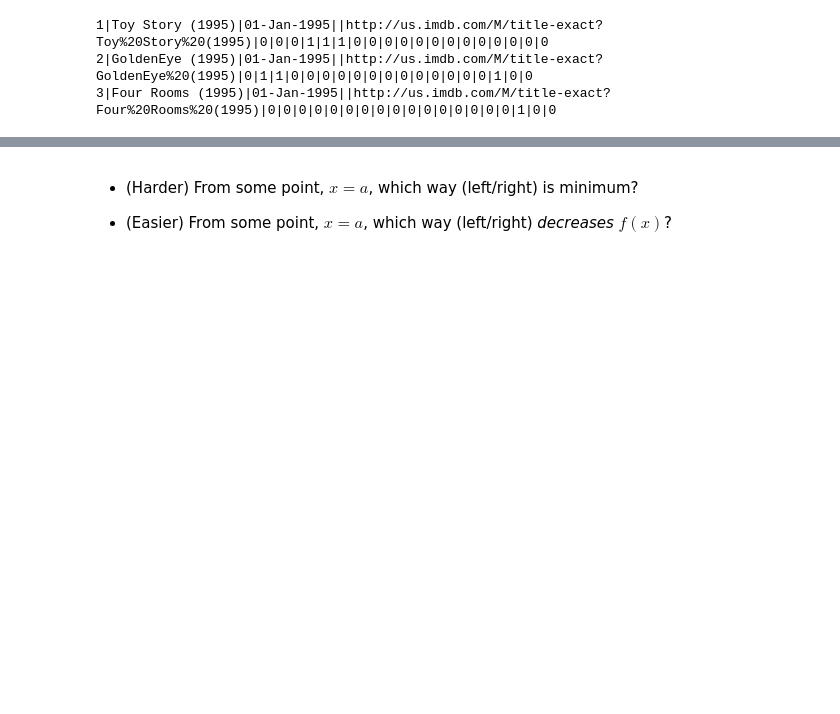
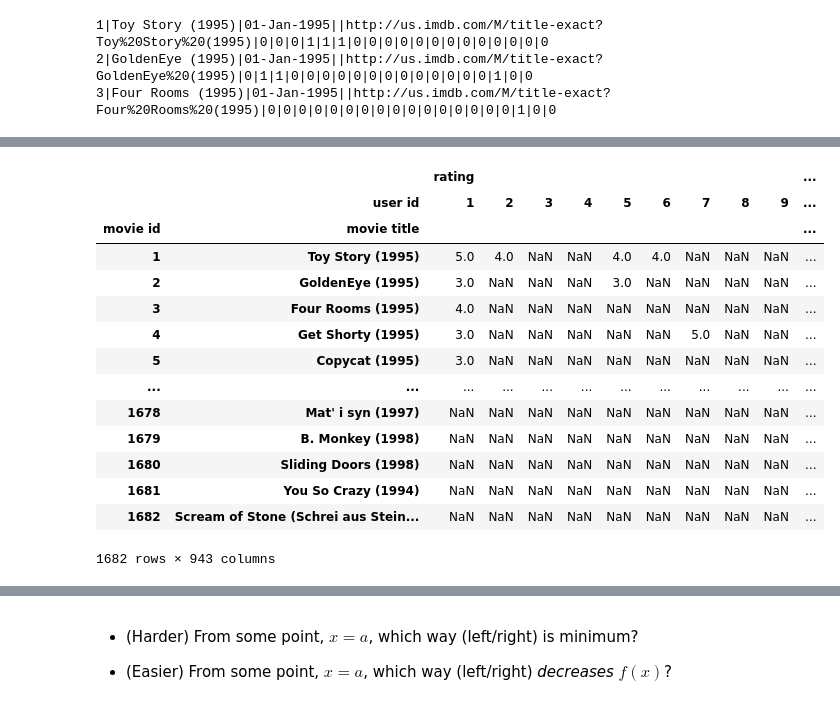
Before and after one commit to Harrychih/Spring2020, a Jupyter notebook: lecture-notes/06-Movie-Recommendation-System.ipynb, the cells around one changed output, grey strips where cells are left out. Drawn from its saved outputs; the diff is of its cells as text; code cells hidden in the pictures; blank space fills up the shorter version.

```diff
--- a/lecture-notes/06-Movie-Recommendation-System.ipynb
+++ b/lecture-notes/06-Movie-Recommendation-System.ipynb
@@ -233,0 +221,19 @@ $$ x^* = \arg\min_x f(x). $$
+# %%
+R_all = ratings.unstack(['user id'])
+R_all
+# %% [output]
+|  |  | rating |  |  |  |  |  |  |  |  | ... |
+|  | user id | 1 | 2 | 3 | 4 | 5 | 6 | 7 | 8 | 9 | ... |
+| movie id | movie title |  |  |  |  |  |  |  |  |  | ... |
+| 1 | Toy Story (1995) | 5.0 | 4.0 | NaN | NaN | 4.0 | 4.0 | NaN | NaN | NaN | ... |
+| 2 | GoldenEye (1995) | 3.0 | NaN | NaN | NaN | 3.0 | NaN | NaN | NaN | NaN | ... |
+| 3 | Four Rooms (1995) | 4.0 | NaN | NaN | NaN | NaN | NaN | NaN | NaN | NaN | ... |
+| 4 | Get Shorty (1995) | 3.0 | NaN | NaN | NaN | NaN | NaN | 5.0 | NaN | NaN | ... |
+| 5 | Copycat (1995) | 3.0 | NaN | NaN | NaN | NaN | NaN | NaN | NaN | NaN | ... |
+| ... | ... | ... | ... | ... | ... | ... | ... | ... | ... | ... | ... |
+| 1678 | Mat' i syn (1997) | NaN | NaN | NaN | NaN | NaN | NaN | NaN | NaN | NaN | ... |
+| 1679 | B. Monkey (1998) | NaN | NaN | NaN | NaN | NaN | NaN | NaN | NaN | NaN | ... |
+| 1680 | Sliding Doors (1998) | NaN | NaN | NaN | NaN | NaN | NaN | NaN | NaN | NaN | ... |
+| 1681 | You So Crazy (1994) | NaN | NaN | NaN | NaN | NaN | NaN | NaN | NaN | NaN | ... |
+| 1682 | Scream of Stone (Schrei aus Stein... | NaN | NaN | NaN | NaN | NaN | NaN | NaN | NaN | NaN | ... |
+1682 rows × 943 columns
```
Also changed, not shown: parts of 91 cells of this notebook.
